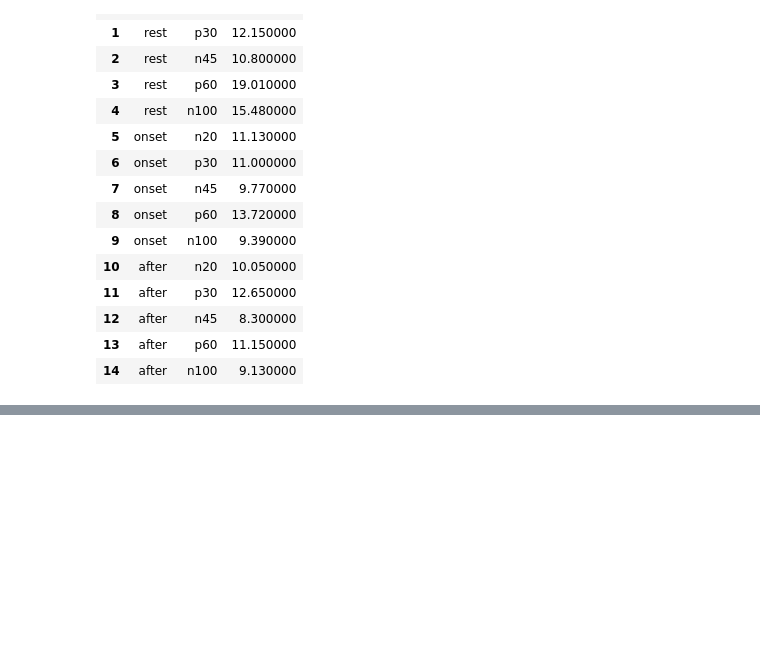
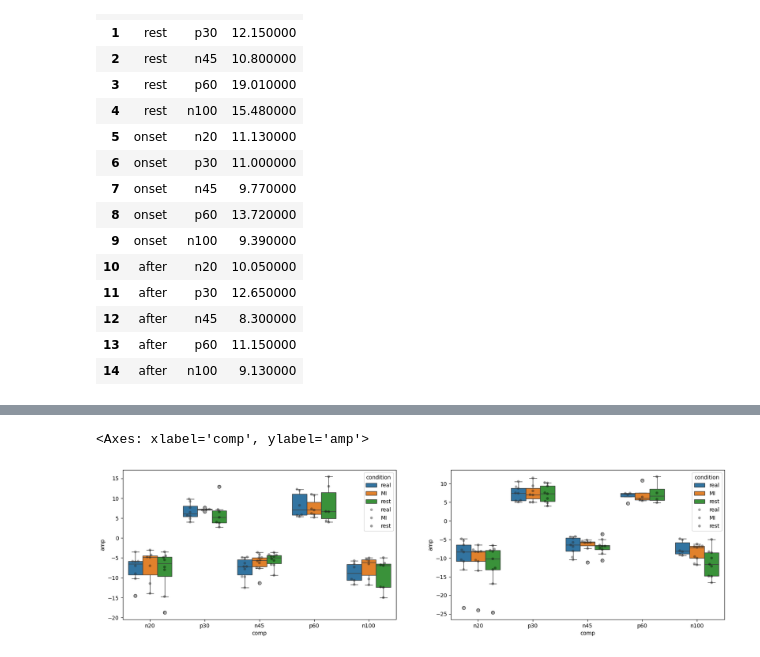
Before and after one commit to JuliaRory/TEP_analysis, a Jupyter notebook: notebooks/component_analysis/4_exp_pavlov_comp_analyi.ipynb, the cells around one changed output, grey strips where cells are left out. Cells and saved outputs as stored; diff of their text form; code cells hidden in the pictures; blank space fills up the shorter version.

```diff
--- a/notebooks/4_exp_pavlov_comp_analyi.ipynb
+++ b/notebooks/component_analysis/4_exp_pavlov_comp_analyi.ipynb
@@ -270,0 +322,9 @@ df = df_all.loc[(df_all.spot != "PPC_L") & (df_all.condition != "after")]
+# %%
+fig, ax = plt.subplots(1, 2, figsize=(20, 5))
+sns.boxplot(df_comp.loc[df_comp.spot == "M1_PA"], x="comp", y="amp", hue="condition", ax=ax[0])
+sns.swarmplot(df_comp.loc[df_comp.spot == "M1_PA"], x="comp", y="amp", hue="condition", ax=ax[0], dodge=True, palette='dark:black', alpha=.4)
+sns.boxplot(df_comp.loc[df_comp.spot == "M1_AP"], x="comp", y="amp", hue="condition", ax=ax[1])
+sns.swarmplot(df_comp.loc[df_comp.spot == "M1_AP"], x="comp", y="amp", hue="condition", ax=ax[1], dodge=True, palette='dark:black', alpha=.4)
+# %% [output]
+<Axes: xlabel='comp', ylabel='amp'>
+[figure, added]
```
Also changed, not shown: parts of 13 cells of this notebook, 11 other files.
